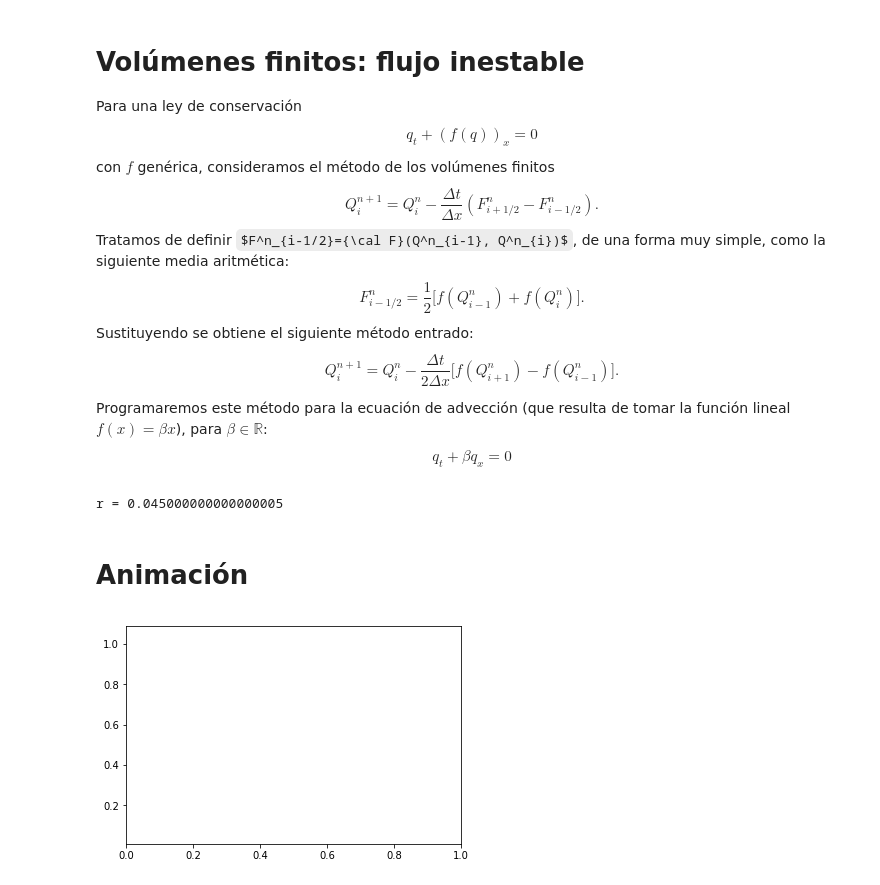
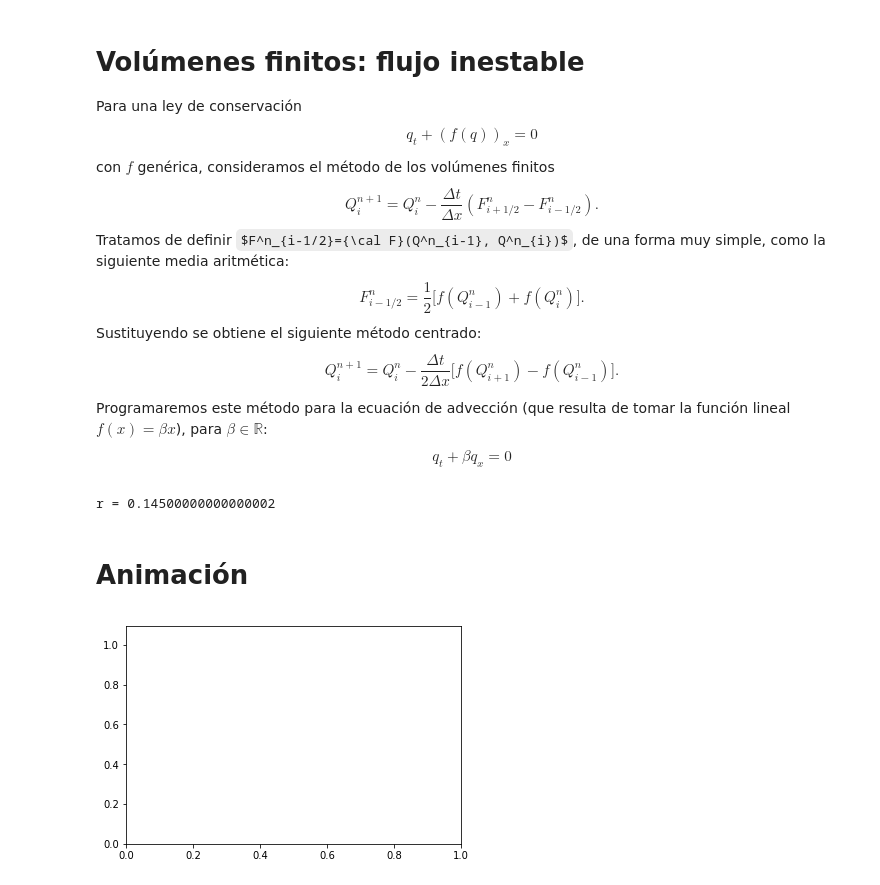
Before and after one commit to rrgalvan/softmat, a Jupyter notebook: ejercicios/MVF_UnstableFlux.ipynb, the cells around one changed output. Saved outputs shown, nothing was run; the diff lists cells and outputs as text; code cells hidden in the pictures; some formulas as TeX source.

```diff
--- a/ejercicios/MVF_UnstableFlux.ipynb
+++ b/ejercicios/MVF_UnstableFlux.ipynb
@@ -13,7 +13,7 @@ Tratamos de definir $F^n_{i-1/2}={\cal F}(Q^n_{i-1}, Q^n_{i})$, de una forma muy
 $$
 F^n_{i-1/2}=\frac{1}{2}\Big[f(Q^n_{i-1})+f(Q^n_{i})\Big].
 $$
-Sustituyendo se obtiene el siguiente método entrado:
+Sustituyendo se obtiene el siguiente método centrado:
 $$
 Q^{n+1}_i = Q^n_i - \frac{\Delta t}{2\Delta x} \Big[f(Q^n_{i+1}) - f(Q^n_{i-1})\Big].
 $$
@@ -45,9 +45,9 @@ def advección1D_FDF_FlujoInestable(a, b, beta, Q_inicial, dx, dt, nt):
 # %%
 # Datos
 a, b = 0, 1
-nx=10
+nx=30
 x_i = np.linspace(a,b,nx)
-def q0(x): return np.exp(-10*(x-0.3)**2)
+def q0(x): return np.exp(-60*(x-0.3)**2)
 Q0 = q0(x_i)
 
 # Test
@@ -62,41 +62,42 @@ for i in fotogramas_a_mostrar:
     plt.plot(Q[i,:])
     plt.show()
 # %% [output]
-r = 0.045000000000000005
+r = 0.14500000000000002
 # %% [markdown]
 # Animación
 # %%
 from matplotlib import animation, rc
 from IPython.display import HTML
 
 # First set up the figure, the axis, and the plot element we want to animate
 fig, ax = plt.subplots()
 
 ax.set_xlim(( a, b))
 y_m = 1.1*min(Q[0,:])
 y_M = 1.1*max(Q[0,:])
 ax.set_ylim( (y_m, y_M) )
 
 line, = ax.plot([], [], lw=2)
 
 # Initialization function, which plots the background of each frame:
 def init():
     line.set_data([], [])
     return (line,)
 
 # Animation function, which is called for each new frame:
 def animate(i):
     y_i = Q[i,:]
     line.set_data(x_i, y_i)
+    ax.set_title(f"Etapa de tiempo {i}")
     return (line,)
 
 # Compile the animation. Setting blit=True will only re-draw
 # the parts that have changed.
 anim = animation.FuncAnimation(fig, animate, init_func=init,
                                frames=nt, interval=20,
                                blit=True)
 # %% [output]
-[figure, old version]
+[figure, new version]
 # %%
 HTML(anim.to_jshtml())
 # %% [output]
```
Also changed, not shown: 2 other files.
